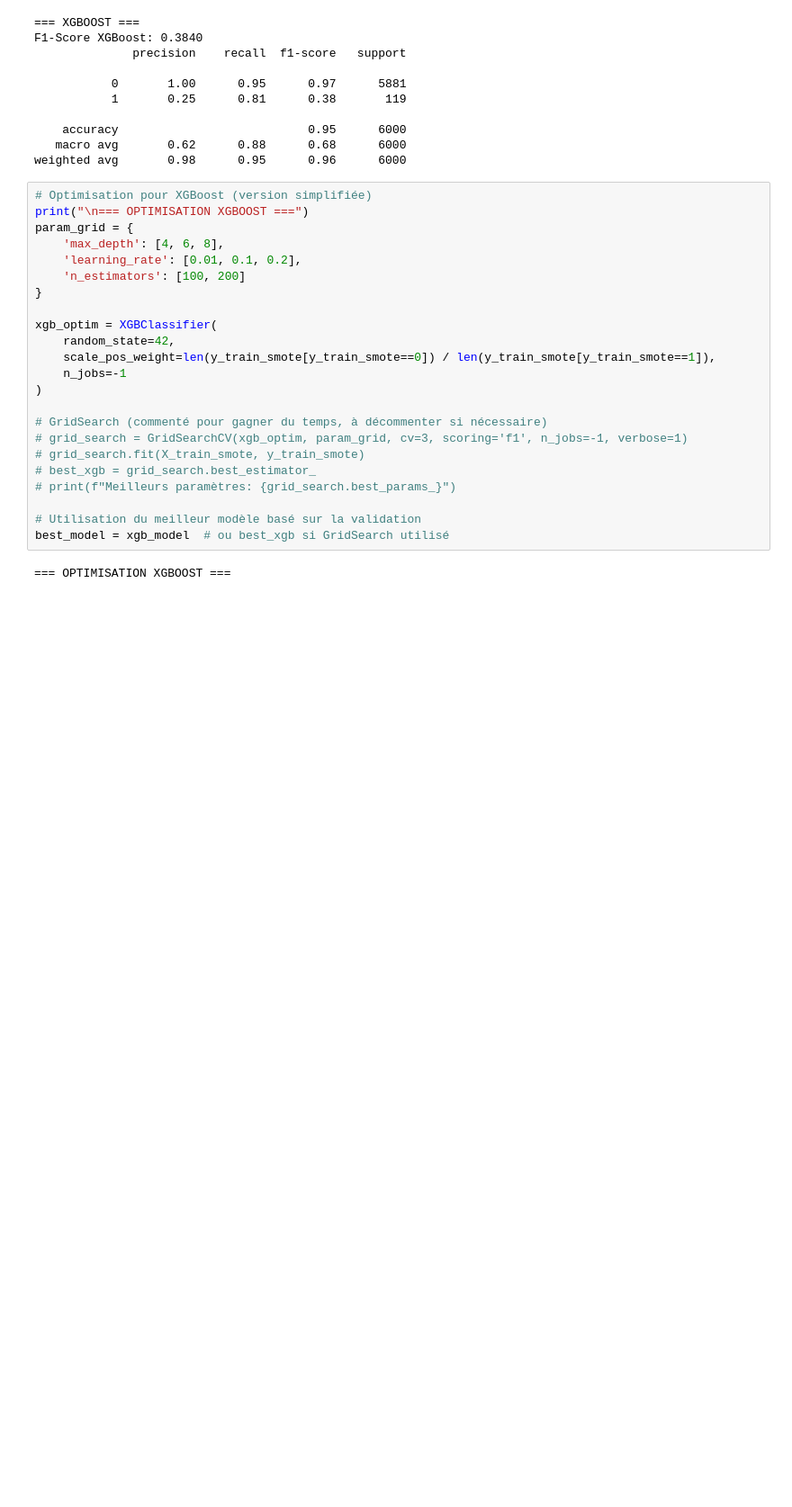
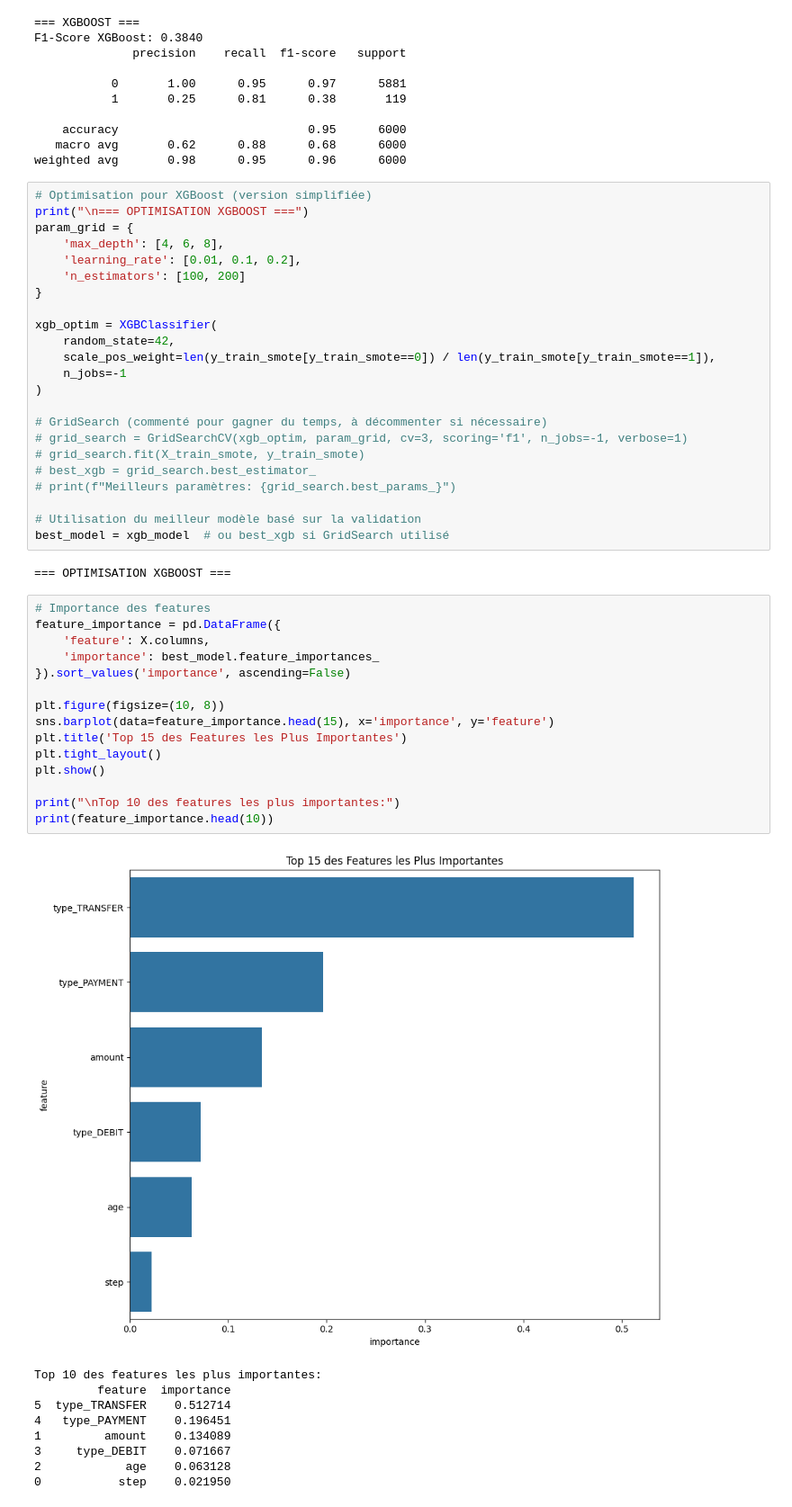
Before and after one commit to RbsFaneva/ML_exam_2025_ESIIA_5, a Jupyter notebook: poketrafinday/notebooks/fraud_detection.ipynb, the cells around one changed output. Shown at 90% size. Cells and saved outputs as stored; diff of their text form; blank space fills up the shorter version.

```diff
--- a/poketrafinday/notebooks/fraud_detection.ipynb
+++ b/poketrafinday/notebooks/fraud_detection.ipynb
@@ -315,3 +315,28 @@ xgb_optim = XGBClassifier(
 best_model = xgb_model  # ou best_xgb si GridSearch utilisé
 # %% [output]
 === OPTIMISATION XGBOOST ===
+# %%
+# Importance des features
+feature_importance = pd.DataFrame({
+    'feature': X.columns,
+    'importance': best_model.feature_importances_
+}).sort_values('importance', ascending=False)
+
+plt.figure(figsize=(10, 8))
+sns.barplot(data=feature_importance.head(15), x='importance', y='feature')
+plt.title('Top 15 des Features les Plus Importantes')
+plt.tight_layout()
+plt.show()
+
+print("\nTop 10 des features les plus importantes:")
+print(feature_importance.head(10))
+# %% [output]
+[figure, added]
+Top 10 des features les plus importantes:
+         feature  importance
+5  type_TRANSFER    0.512714
+4   type_PAYMENT    0.196451
+1         amount    0.134089
+3     type_DEBIT    0.071667
+2            age    0.063128
+0           step    0.021950
```
Also changed, not shown: parts of 1 cell of this notebook.
